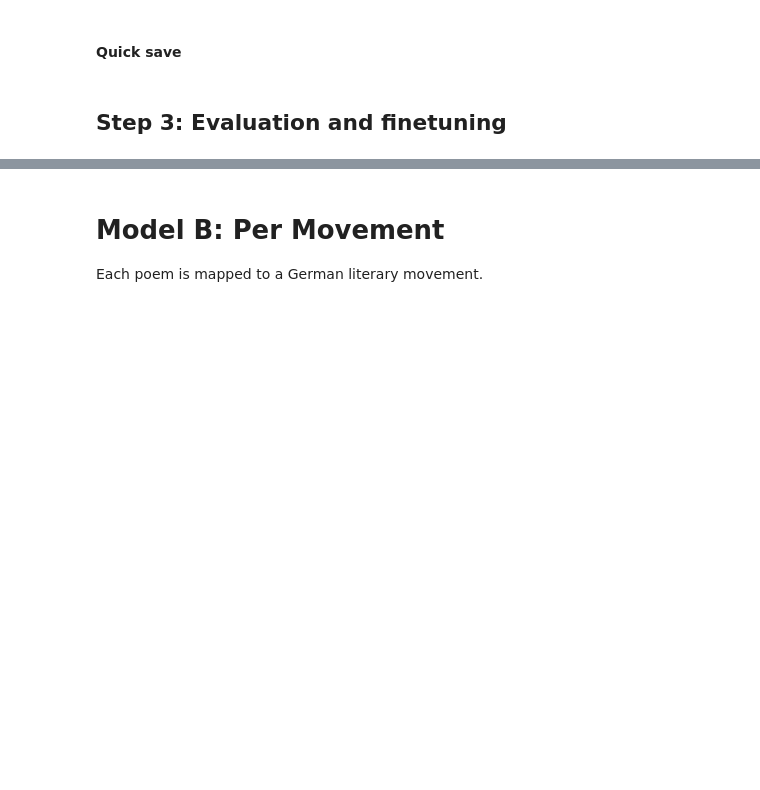
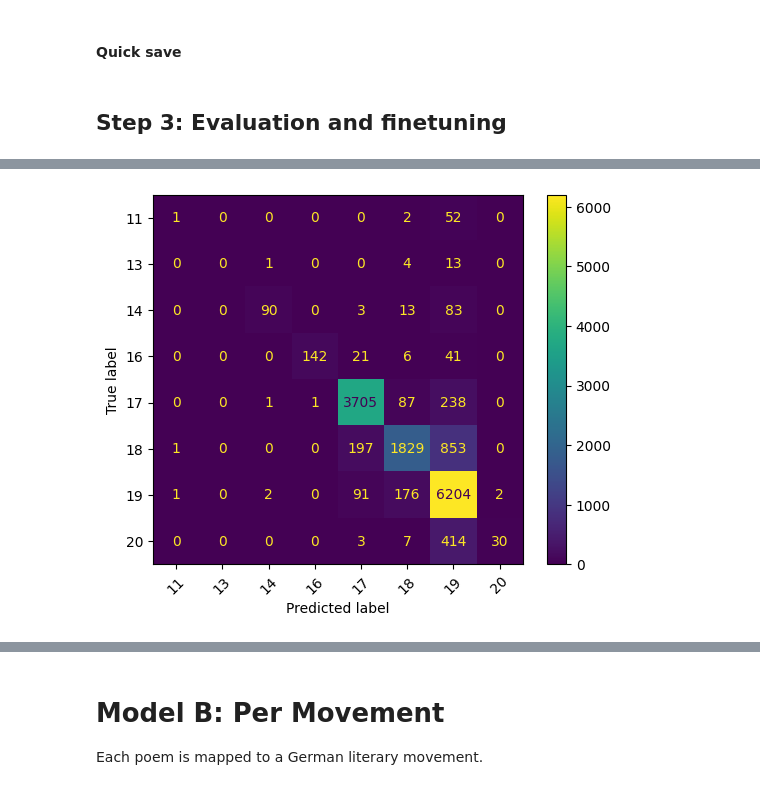
Before and after one commit to Aziz-Zeghal/NLP1-Poetry, a Jupyter notebook: logistic_regression.ipynb, the cells around one changed output, grey strips where cells are left out. Saved outputs shown, nothing was run; the diff lists cells and outputs as text; code cells hidden in the pictures; blank space fills up the shorter version.

Commit message:
feature: Logistic Regression hypertuning V4

```diff
--- a/logistic_regression.ipynb
+++ b/logistic_regression.ipynb
@@ -73,3 +102,6 @@ x_train.shape, x_test.shape, y_train.shape, y_test.shape
 # %%
-model = LogisticRegression(random_state=42, solver="saga", verbose=10)
-model.fit(x_train, y_train)
+century_model = LogisticRegression(random_state = 42, solver = "saga", verbose = 10)
+
+clf = GridSearchCV(century_model, param_grid, n_jobs = -1,cv = 3, verbose = True)
+# %%
+clf.fit(x_train, y_train)
@@ -75,0 +224,3 @@ model.fit(x_train, y_train)
+# %%
+century_model = clf.best_estimator_
+century_model
@@ -80,6 +251,6 @@ pickle.dump(model, open("trained/LR_Century_model.pkl", "wb"))
 # %% [markdown]
 ## Step 3: Evaluation and finetuning
 # %%
-y_pred = model.predict(x_test)
+y_pred = century_model.predict(x_test)
 # %%
 print(classification_report(y_test,y_pred, zero_division=0))
@@ -86,12 +272,14 @@ print(classification_report(y_test,y_pred, zero_division=0))
 # %%
 # Compute confusion matrix
 cm = confusion_matrix(y_test, y_pred)
 
-heat = ConfusionMatrixDisplay(confusion_matrix=cm, display_labels=model.classes_)
+heat = ConfusionMatrixDisplay(confusion_matrix=cm, display_labels=century_model.classes_)
 fig, ax = plt.subplots()  # optional: adjust figure size
 heat.plot(ax=ax)
 plt.xticks(rotation=45)
 plt.show()
+# %% [output]
+[figure, added]
 # %%
 # Normalize it (row-wise percentages)
 cm_normalized = cm.astype('float') / cm.sum(axis=1)[:, np.newaxis] * 100
```
Also changed, not shown: parts of 33 cells of this notebook, 2 other files.
